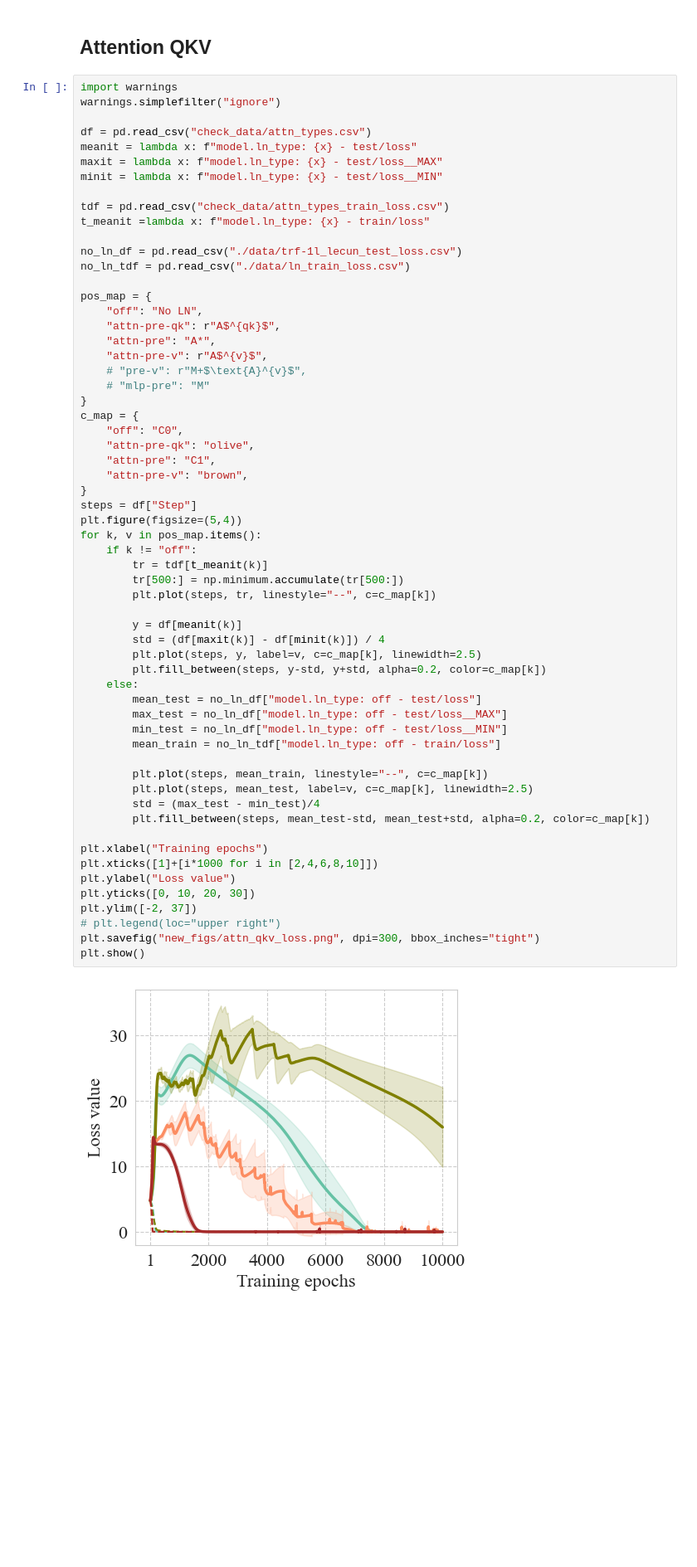
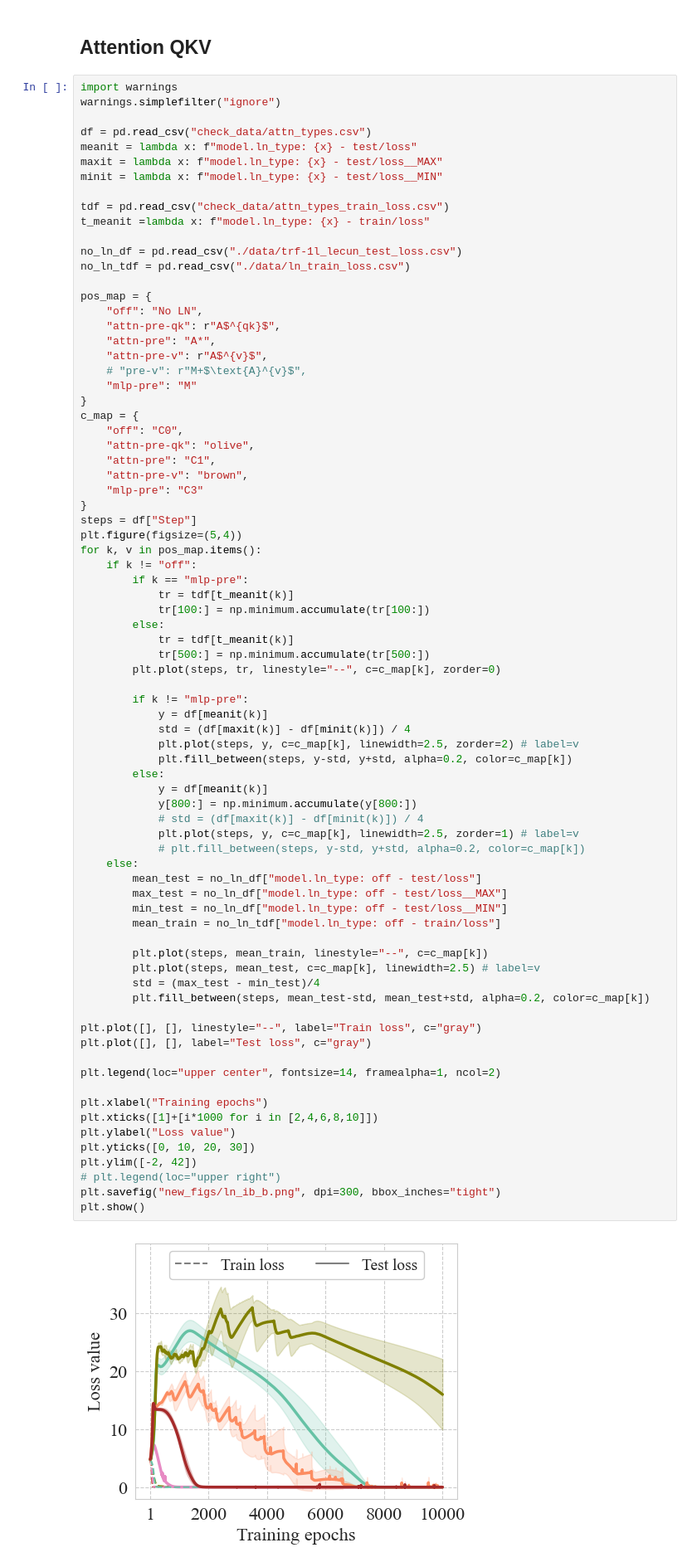
Before and after one commit to jaisidhsingh/layernorm-grok, a Jupyter notebook: notebooks/plots_2.ipynb, the cells around one changed output. Shown at 83% size. Drawn from its saved outputs; the diff is of its cells as text; blank space fills up the shorter version.

```diff
--- a/notebooks/plots_2.ipynb
+++ b/notebooks/plots_2.ipynb
@@ -210,47 +210,64 @@ pos_map = {
     "attn-pre": "A*",
     "attn-pre-v": r"A$^{v}$",
     # "pre-v": r"M+$\text{A}^{v}$",
-    # "mlp-pre": "M"
+    "mlp-pre": "M"
 }
 c_map = {
     "off": "C0",
     "attn-pre-qk": "olive",
     "attn-pre": "C1",
     "attn-pre-v": "brown",
+    "mlp-pre": "C3"
 }
 steps = df["Step"]
 plt.figure(figsize=(5,4))
 for k, v in pos_map.items():
     if k != "off":
-        tr = tdf[t_meanit(k)]
-        tr[500:] = np.minimum.accumulate(tr[500:])
-        plt.plot(steps, tr, linestyle="--", c=c_map[k])
+        if k == "mlp-pre":
+            tr = tdf[t_meanit(k)]
+            tr[100:] = np.minimum.accumulate(tr[100:])
+        else:
+            tr = tdf[t_meanit(k)]
+            tr[500:] = np.minimum.accumulate(tr[500:])
+        plt.plot(steps, tr, linestyle="--", c=c_map[k], zorder=0)
 
-        y = df[meanit(k)]
-        std = (df[maxit(k)] - df[minit(k)]) / 4
-        plt.plot(steps, y, label=v, c=c_map[k], linewidth=2.5)
-        plt.fill_between(steps, y-std, y+std, alpha=0.2, color=c_map[k])
+        if k != "mlp-pre":
+            y = df[meanit(k)]
+            std = (df[maxit(k)] - df[minit(k)]) / 4
+            plt.plot(steps, y, c=c_map[k], linewidth=2.5, zorder=2) # label=v
+            plt.fill_between(steps, y-std, y+std, alpha=0.2, color=c_map[k])
+        else:
+            y = df[meanit(k)]
+            y[800:] = np.minimum.accumulate(y[800:])
+            # std = (df[maxit(k)] - df[minit(k)]) / 4
+            plt.plot(steps, y, c=c_map[k], linewidth=2.5, zorder=1) # label=v
+            # plt.fill_between(steps, y-std, y+std, alpha=0.2, color=c_map[k])
     else:
         mean_test = no_ln_df["model.ln_type: off - test/loss"]
         max_test = no_ln_df["model.ln_type: off - test/loss__MAX"]
         min_test = no_ln_df["model.ln_type: off - test/loss__MIN"]
         mean_train = no_ln_tdf["model.ln_type: off - train/loss"]
 
         plt.plot(steps, mean_train, linestyle="--", c=c_map[k])
-        plt.plot(steps, mean_test, label=v, c=c_map[k], linewidth=2.5)
+        plt.plot(steps, mean_test, c=c_map[k], linewidth=2.5) # label=v
         std = (max_test - min_test)/4
         plt.fill_between(steps, mean_test-std, mean_test+std, alpha=0.2, color=c_map[k])
+
+plt.plot([], [], linestyle="--", label="Train loss", c="gray")
+plt.plot([], [], label="Test loss", c="gray")
+
+plt.legend(loc="upper center", fontsize=14, framealpha=1, ncol=2)
 
 plt.xlabel("Training epochs")
 plt.xticks([1]+[i*1000 for i in [2,4,6,8,10]])
 plt.ylabel("Loss value")
 plt.yticks([0, 10, 20, 30])
-plt.ylim([-2, 37])
+plt.ylim([-2, 42])
 # plt.legend(loc="upper right")
-plt.savefig("new_figs/attn_qkv_loss.png", dpi=300, bbox_inches="tight")
+plt.savefig("new_figs/ln_ib_b.png", dpi=300, bbox_inches="tight")
 plt.show()
 # %% [output]
-[figure, old version]
+[figure, new version]
 # %%
 import warnings
 warnings.simplefilter("ignore")
```
Also changed, not shown: parts of 7 cells of this notebook, 45 other files.
